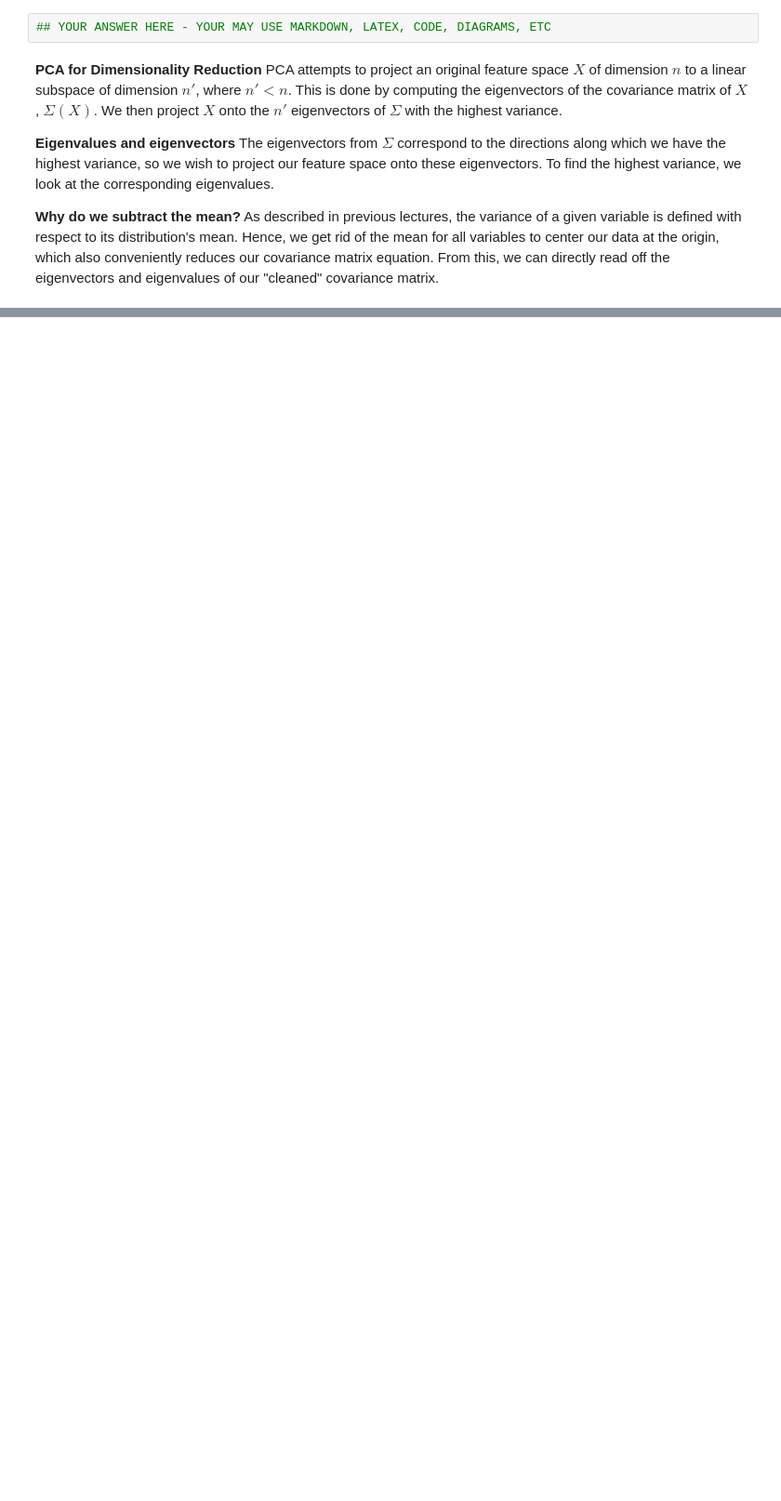
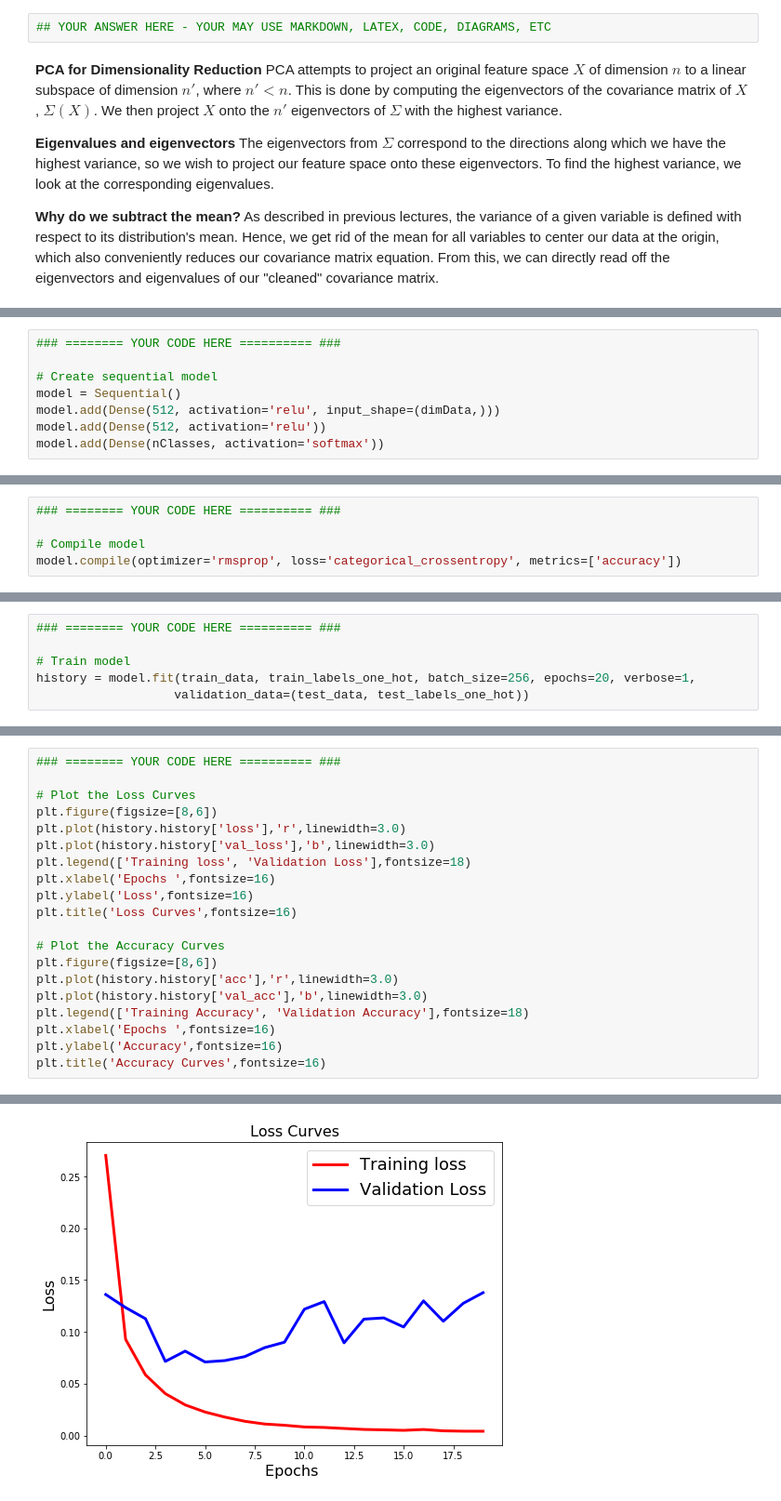
Before and after one commit to tiff-wang/TechX-homework-solutions, a Jupyter notebook: Assignment-Solutions/Assignment7/Assignment7-TheoryRecapAndFeedForwardNN.ipynb, the cells around one changed output, grey strips where cells are left out. Shown: that part at 93% size. Saved outputs shown, nothing was run; the diff lists cells and outputs as text; blank space fills up the shorter version.

```diff
--- a/Assignment-Solutions/Assignment7/Assignment7-TheoryRecapAndFeedForwardNN.ipynb
+++ b/Assignment-Solutions/Assignment7/Assignment7-TheoryRecapAndFeedForwardNN.ipynb
@@ -489,0 +227,8 @@ Compare the SR classification performance compare to the ANN's using the classif
+# %%
+### ======== YOUR CODE HERE ========== ###
+
+# Create sequential model
+model = Sequential()
+model.add(Dense(512, activation='relu', input_shape=(dimData,)))
+model.add(Dense(512, activation='relu'))
+model.add(Dense(nClasses, activation='softmax'))
@@ -489,0 +239,5 @@ Compare the SR classification performance compare to the ANN's using the classif
+# %%
+### ======== YOUR CODE HERE ========== ###
+
+# Compile model
+model.compile(optimizer='rmsprop', loss='categorical_crossentropy', metrics=['accuracy'])
@@ -489,0 +247,6 @@ Compare the SR classification performance compare to the ANN's using the classif
+# %%
+### ======== YOUR CODE HERE ========== ###
+
+# Train model
+history = model.fit(train_data, train_labels_one_hot, batch_size=256, epochs=20, verbose=1,
+                   validation_data=(test_data, test_labels_one_hot))
@@ -489,0 +289,21 @@ Compare the SR classification performance compare to the ANN's using the classif
+# %%
+### ======== YOUR CODE HERE ========== ###
+
+# Plot the Loss Curves
+plt.figure(figsize=[8,6])
+plt.plot(history.history['loss'],'r',linewidth=3.0)
+plt.plot(history.history['val_loss'],'b',linewidth=3.0)
+plt.legend(['Training loss', 'Validation Loss'],fontsize=18)
+plt.xlabel('Epochs ',fontsize=16)
+plt.ylabel('Loss',fontsize=16)
+plt.title('Loss Curves',fontsize=16)
+
+# Plot the Accuracy Curves
+plt.figure(figsize=[8,6])
+plt.plot(history.history['acc'],'r',linewidth=3.0)
+plt.plot(history.history['val_acc'],'b',linewidth=3.0)
+plt.legend(['Training Accuracy', 'Validation Accuracy'],fontsize=18)
+plt.xlabel('Epochs ',fontsize=16)
+plt.ylabel('Accuracy',fontsize=16)
+plt.title('Accuracy Curves',fontsize=16)
+# %% [output]
@@ -489,0 +311 @@ Compare the SR classification performance compare to the ANN's using the classif
+[figure, added]
```
Also changed, not shown: parts of 67 cells of this notebook.
